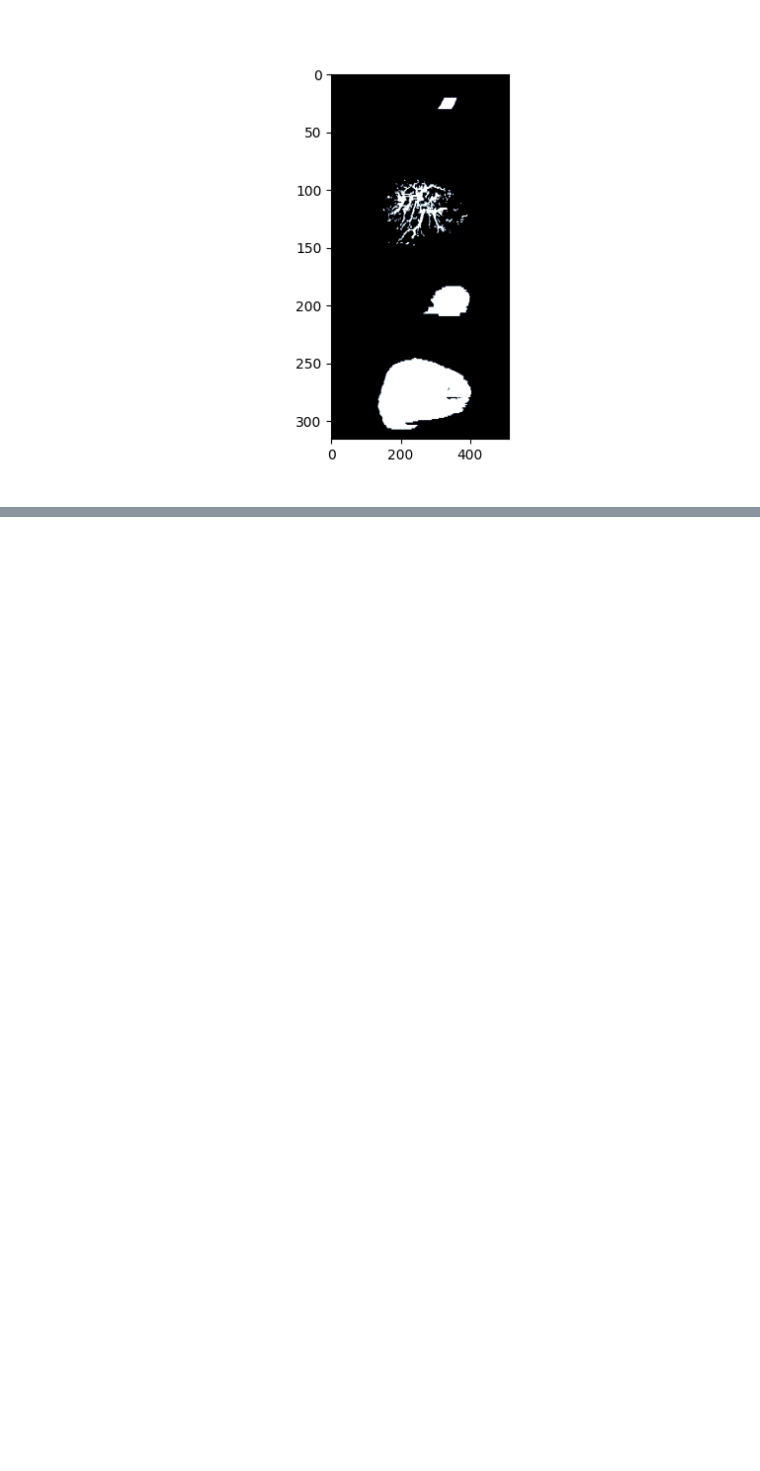
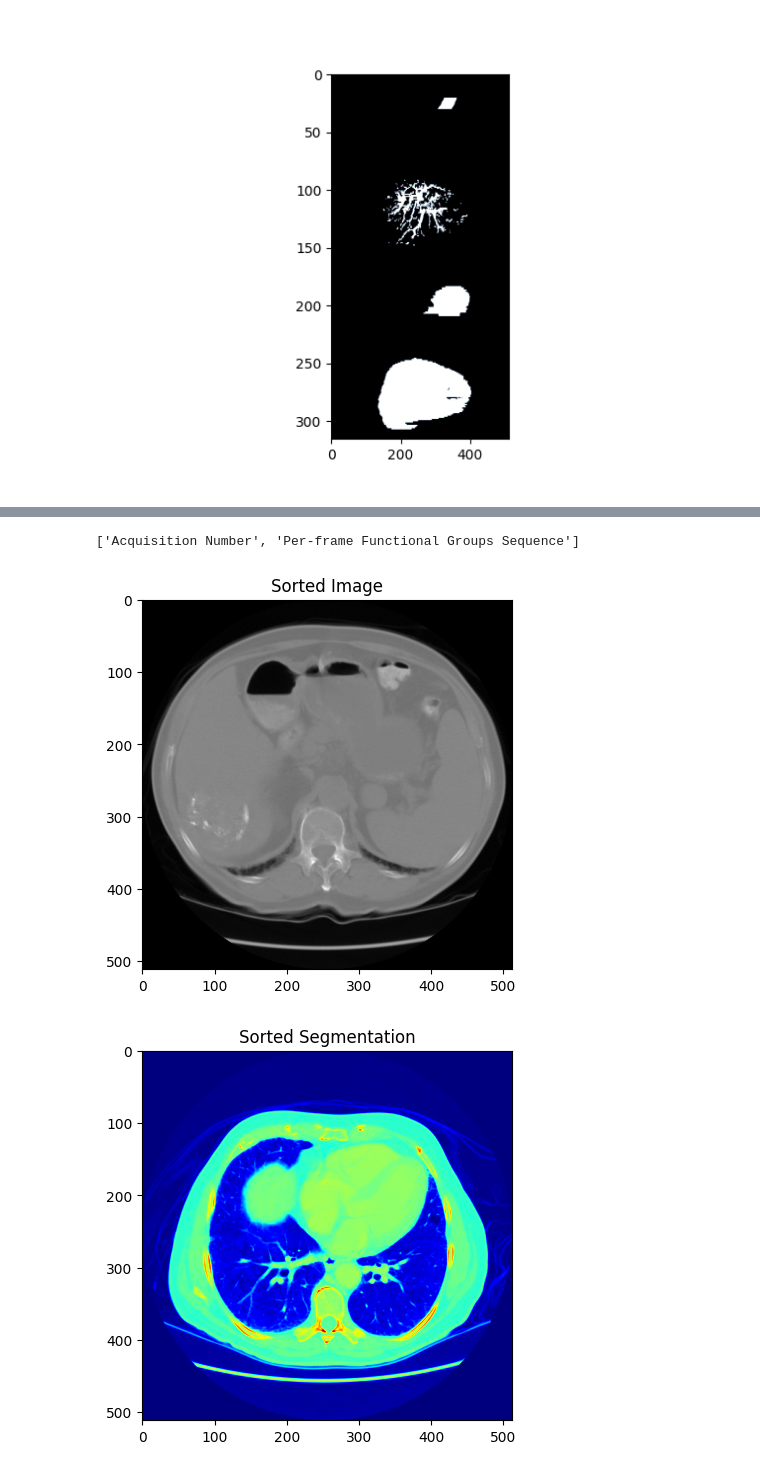
Before and after one commit to claredavies/MedicalImaging, a Jupyter notebook: MedicalImagingProject.ipynb, the cells around one changed output, grey strips where cells are left out. Saved outputs shown, nothing was run; the diff lists cells and outputs as text; code cells hidden in the pictures; blank space fills up the shorter version.

Commit message:
Beginning to sort images based on headers

```diff
--- a/MedicalImagingProject.ipynb
+++ b/MedicalImagingProject.ipynb
@@ -288,0 +236,4 @@ Streaming output truncated to the last 5000 lines.
+# %%
+print(check_index_presence(image_files, segmentation_files))
+# %% [output]
+['Acquisition Number', 'Per-frame Functional Groups Sequence']
@@ -288,0 +281,15 @@ Streaming output truncated to the last 5000 lines.
+# %%
+import matplotlib.pyplot as plt
+
+# Display one of the sorted images
+plt.imshow(sorted_images[0], cmap='gray')
+plt.title('Sorted Image')
+plt.show()
+
+# Display one of the sorted segmentations
+plt.imshow(sorted_segmentations[0], cmap='jet')
+plt.title('Sorted Segmentation')
+plt.show()
+# %% [output]
+[figure, added]
+[figure, added]
```
Also changed, not shown: parts of 17 cells of this notebook.
